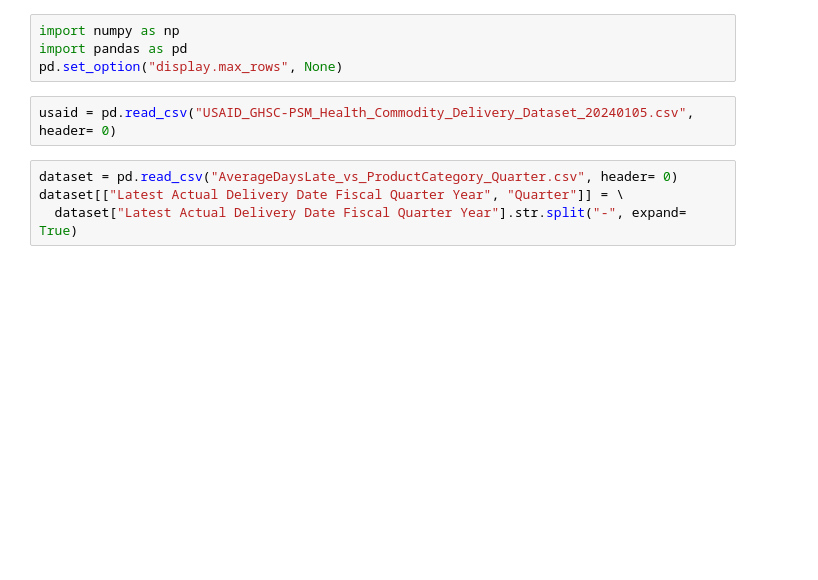
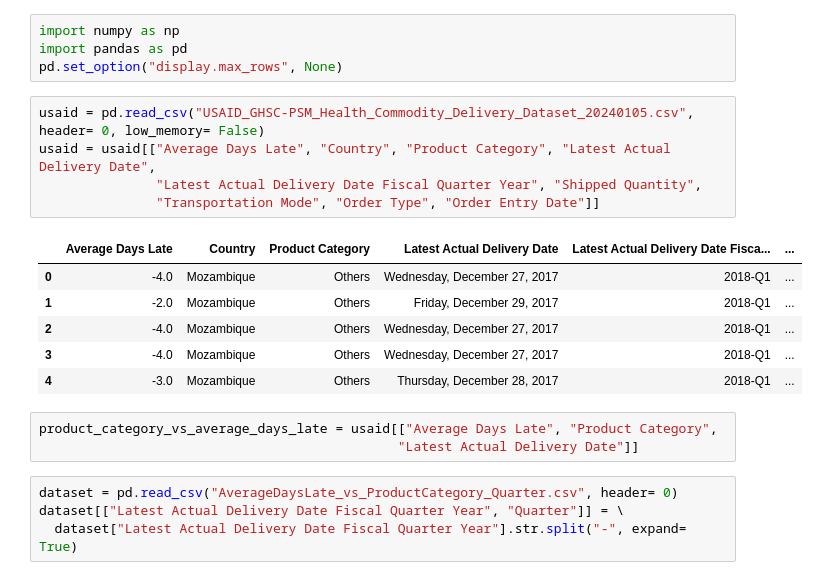
Before and after one commit to vohuynhquangnguyen/portfolio.codes-and-bytes, a Jupyter notebook: drafts/splitVAE/datahandler.ipynb, the cells around one changed output. Cells and saved outputs as stored; diff of their text form; blank space fills up the shorter version.

```diff
--- a/drafts/splitVAE/datahandler.ipynb
+++ b/drafts/splitVAE/datahandler.ipynb
@@ -2,8 +2,21 @@
 import numpy as np
 import pandas as pd
 pd.set_option("display.max_rows", None)
-# %%
-usaid = pd.read_csv("USAID_GHSC-PSM_Health_Commodity_Delivery_Dataset_20240105.csv", header= 0)
+# %%
+usaid = pd.read_csv("USAID_GHSC-PSM_Health_Commodity_Delivery_Dataset_20240105.csv", header= 0, low_memory= False)
+usaid = usaid[["Average Days Late", "Country", "Product Category", "Latest Actual Delivery Date",
+               "Latest Actual Delivery Date Fiscal Quarter Year", "Shipped Quantity",
+               "Transportation Mode", "Order Type", "Order Entry Date"]]
+# %% [output]
+|  | Average Days Late | Country | Product Category | Latest Actual Delivery Date | Latest Actual Delivery Date Fisca... | ... |
+| 0 | -4.0 | Mozambique | Others | Wednesday, December 27, 2017 | 2018-Q1 | ... |
+| 1 | -2.0 | Mozambique | Others | Friday, December 29, 2017 | 2018-Q1 | ... |
+| 2 | -4.0 | Mozambique | Others | Wednesday, December 27, 2017 | 2018-Q1 | ... |
+| 3 | -4.0 | Mozambique | Others | Wednesday, December 27, 2017 | 2018-Q1 | ... |
+| 4 | -3.0 | Mozambique | Others | Thursday, December 28, 2017 | 2018-Q1 | ... |
+# %%
+product_category_vs_average_days_late = usaid[["Average Days Late", "Product Category",
+                                              "Latest Actual Delivery Date"]]
 # %%
 dataset = pd.read_csv("AverageDaysLate_vs_ProductCategory_Quarter.csv", header= 0)
 dataset[["Latest Actual Delivery Date Fiscal Quarter Year", "Quarter"]] = \
```
